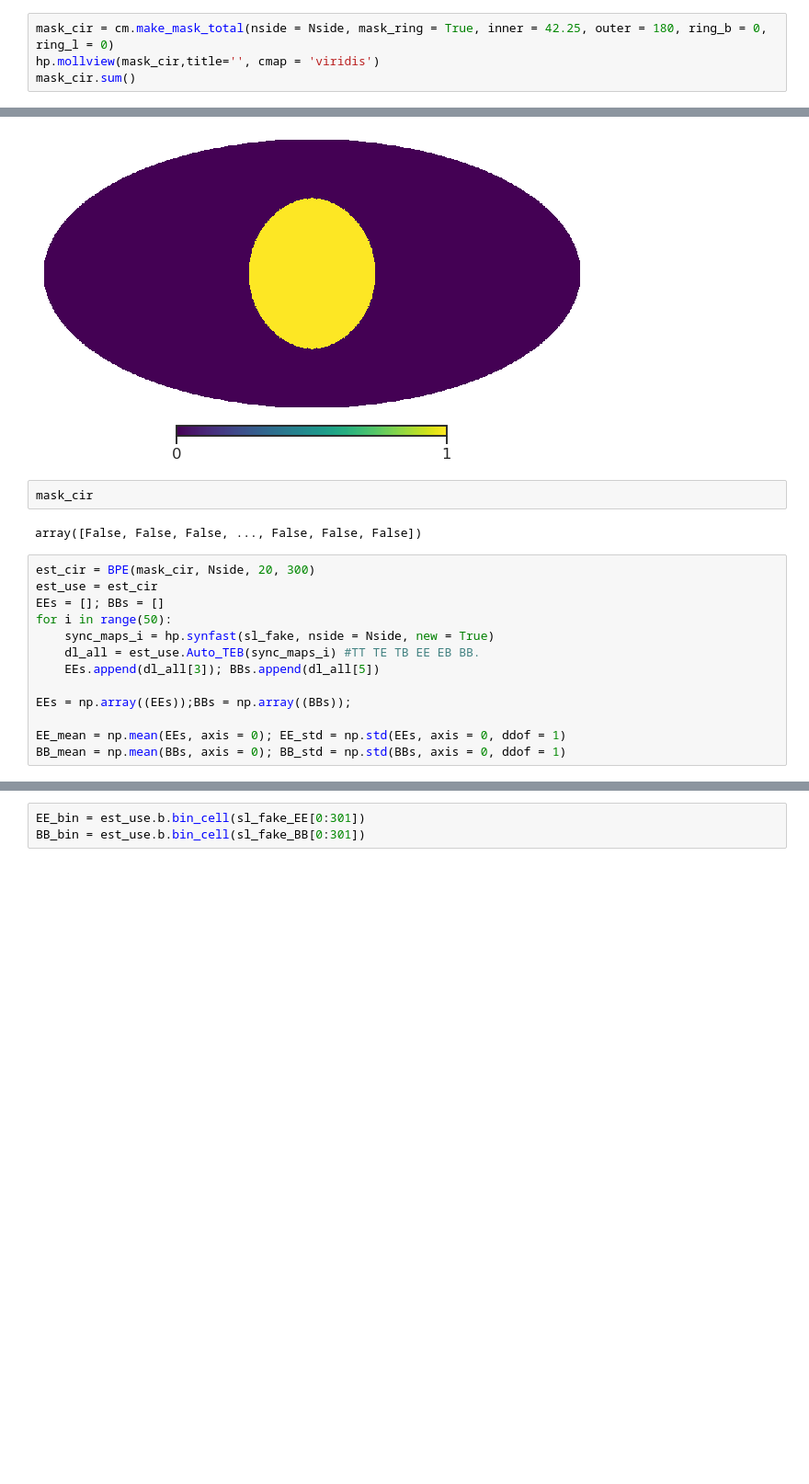
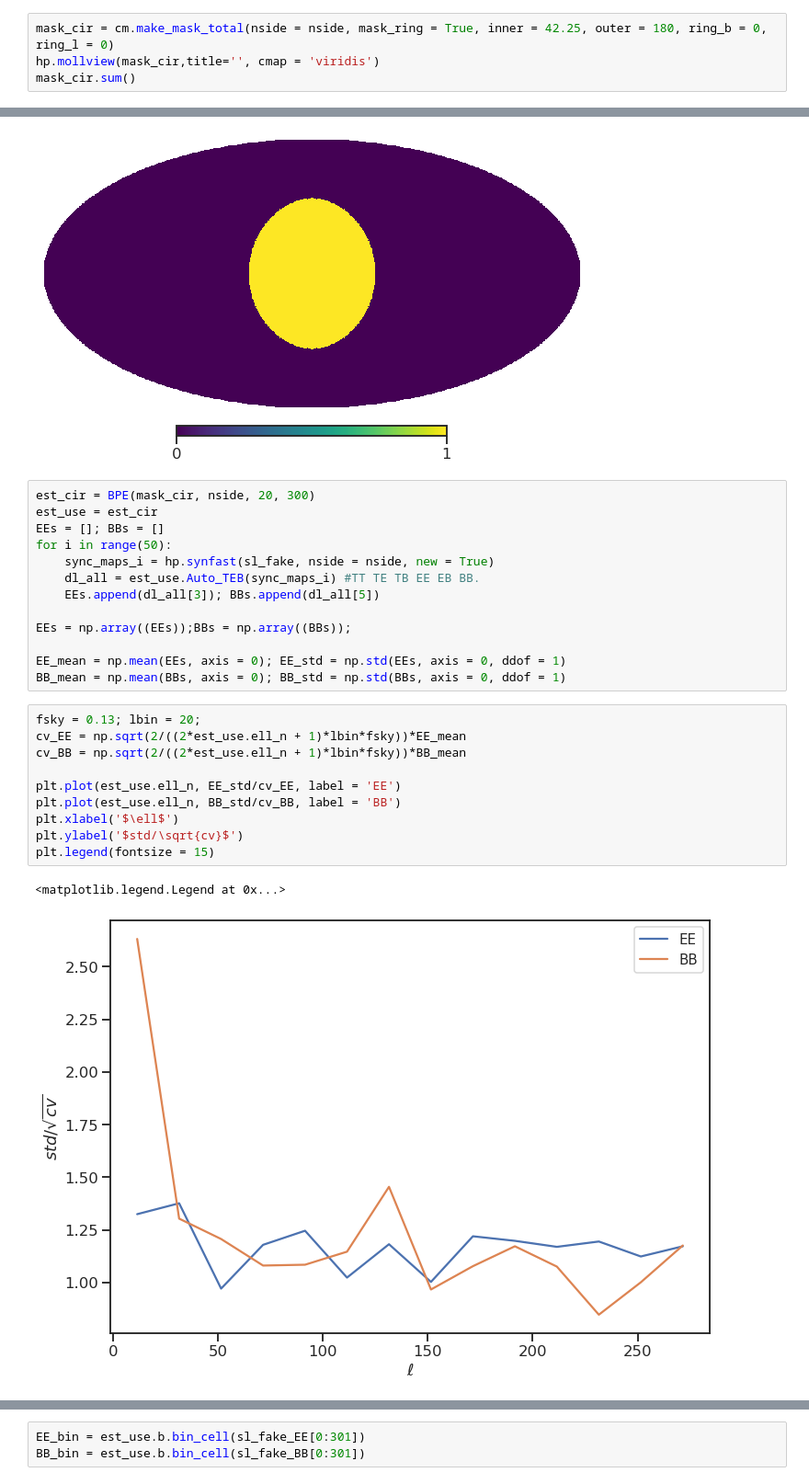
Before and after one commit to yaojian95/Beta_s, a Jupyter notebook: Power_spectrum_estimation.ipynb, the cells around one changed output, grey strips where cells are left out. Shown: that part at 92% size. Cells and saved outputs as stored; diff of their text form; blank space fills up the shorter version.

```diff
--- a/Power_spectrum_estimation.ipynb
+++ b/Power_spectrum_estimation.ipynb
@@ -236,20 +261,16 @@ from NPTFit import create_mask as cm # Module for creating masks
 # %%
-mask_cir = cm.make_mask_total(nside = Nside, mask_ring = True, inner = 42.25, outer = 180, ring_b = 0, ring_l = 0)
+mask_cir = cm.make_mask_total(nside = nside, mask_ring = True, inner = 42.25, outer = 180, ring_b = 0, ring_l = 0)
 hp.mollview(mask_cir,title='', cmap = 'viridis')
 mask_cir.sum()
 # %% [output]
 25532
 [figure]
-# %%
-mask_cir
-# %% [output]
-array([False, False, False, ..., False, False, False])
 # %%
-est_cir = BPE(mask_cir, Nside, 20, 300)
+est_cir = BPE(mask_cir, nside, 20, 300)
 est_use = est_cir
 EEs = []; BBs = []
 for i in range(50):
-    sync_maps_i = hp.synfast(sl_fake, nside = Nside, new = True)
+    sync_maps_i = hp.synfast(sl_fake, nside = nside, new = True)
     dl_all = est_use.Auto_TEB(sync_maps_i) #TT TE TB EE EB BB.
     EEs.append(dl_all[3]); BBs.append(dl_all[5])
 
@@ -257,3 +278,16 @@ EEs = np.array((EEs));BBs = np.array((BBs));
 
 EE_mean = np.mean(EEs, axis = 0); EE_std = np.std(EEs, axis = 0, ddof = 1)
 BB_mean = np.mean(BBs, axis = 0); BB_std = np.std(BBs, axis = 0, ddof = 1)
+# %%
+fsky = 0.13; lbin = 20;
+cv_EE = np.sqrt(2/((2*est_use.ell_n + 1)*lbin*fsky))*EE_mean
+cv_BB = np.sqrt(2/((2*est_use.ell_n + 1)*lbin*fsky))*BB_mean
+
+plt.plot(est_use.ell_n, EE_std/cv_EE, label = 'EE')
+plt.plot(est_use.ell_n, BB_std/cv_BB, label = 'BB')
+plt.xlabel('$\ell$')
+plt.ylabel('$std/\sqrt{cv}$')
+plt.legend(fontsize = 15)
+# %% [output]
+<matplotlib.legend.Legend at 0x...>
+[figure, added]
```
Also changed, not shown: parts of 63 cells of this notebook.
